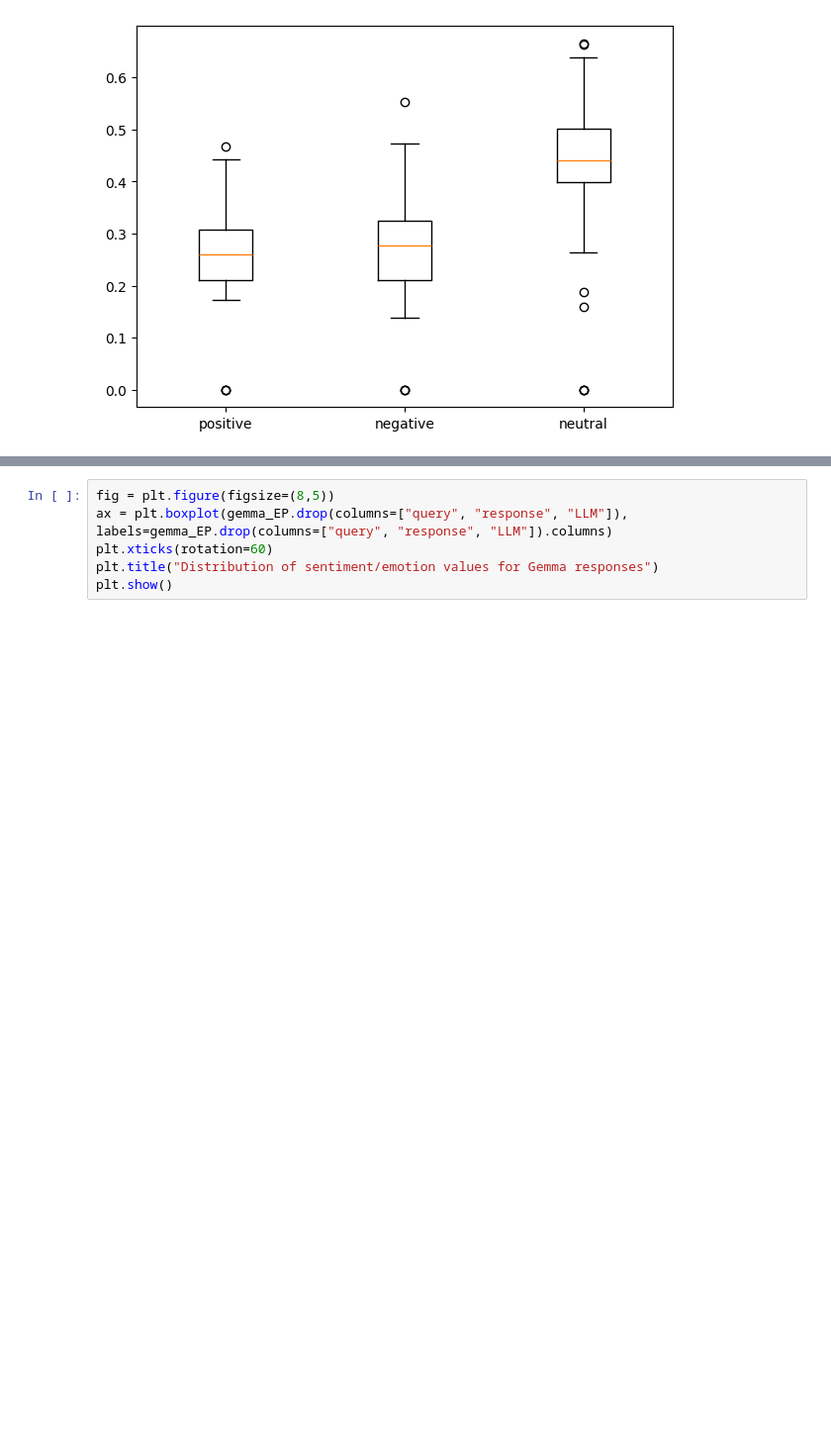
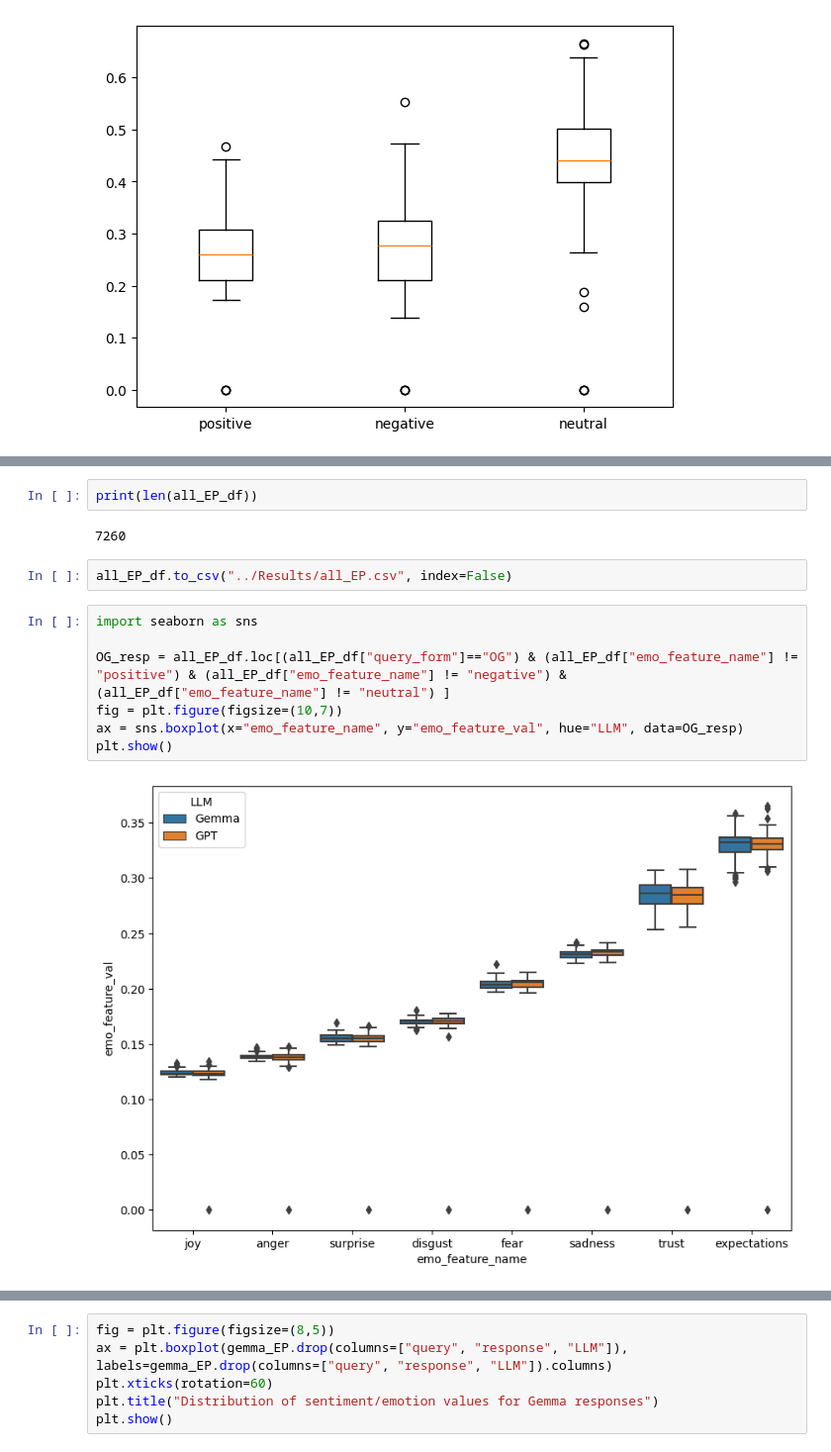
Before and after one commit to HrishitaC/InsideOut2, a Jupyter notebook: Code/visualisation.ipynb, the cells around one changed output, grey strips where cells are left out. Shown: that part at 99% size. Drawn from its saved outputs; the diff is of its cells as text; blank space fills up the shorter version.

```diff
--- a/Code/visualisation.ipynb
+++ b/Code/visualisation.ipynb
@@ -27,0 +86,15 @@ plt.show()
+# %%
+print(len(all_EP_df))
+# %% [output]
+7260
+# %%
+all_EP_df.to_csv("../Results/all_EP.csv", index=False)
+# %%
+import seaborn as sns
+
+OG_resp = all_EP_df.loc[(all_EP_df["query_form"]=="OG") & (all_EP_df["emo_feature_name"] != "positive") & (all_EP_df["emo_feature_name"] != "negative") & (all_EP_df["emo_feature_name"] != "neutral") ]
+fig = plt.figure(figsize=(10,7))
+ax = sns.boxplot(x="emo_feature_name", y="emo_feature_val", hue="LLM", data=OG_resp)
+plt.show()
+# %% [output]
+[figure, added]
```
Also changed, not shown: parts of 3 cells of this notebook, 18 other files.
